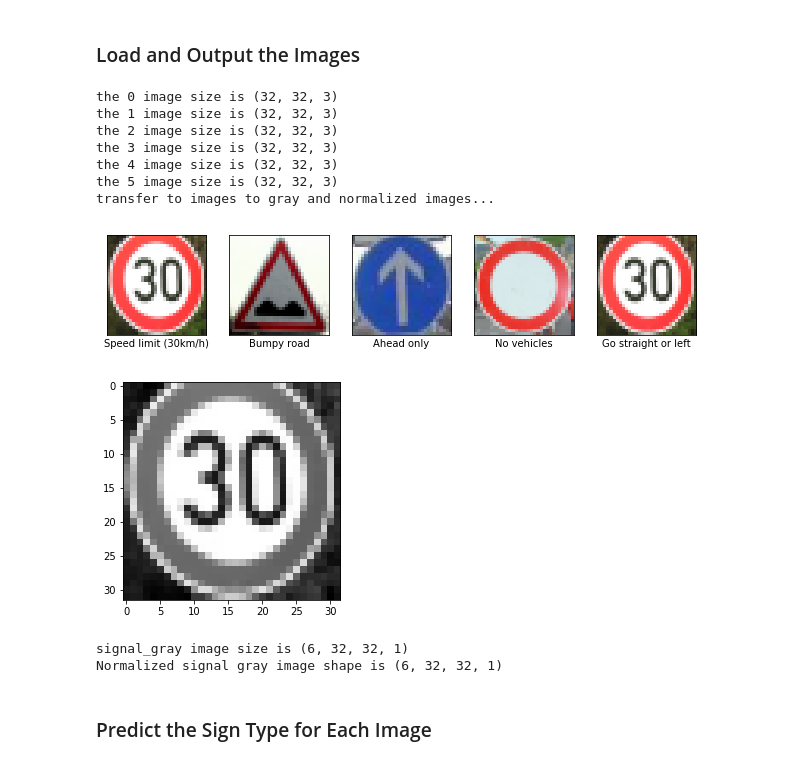
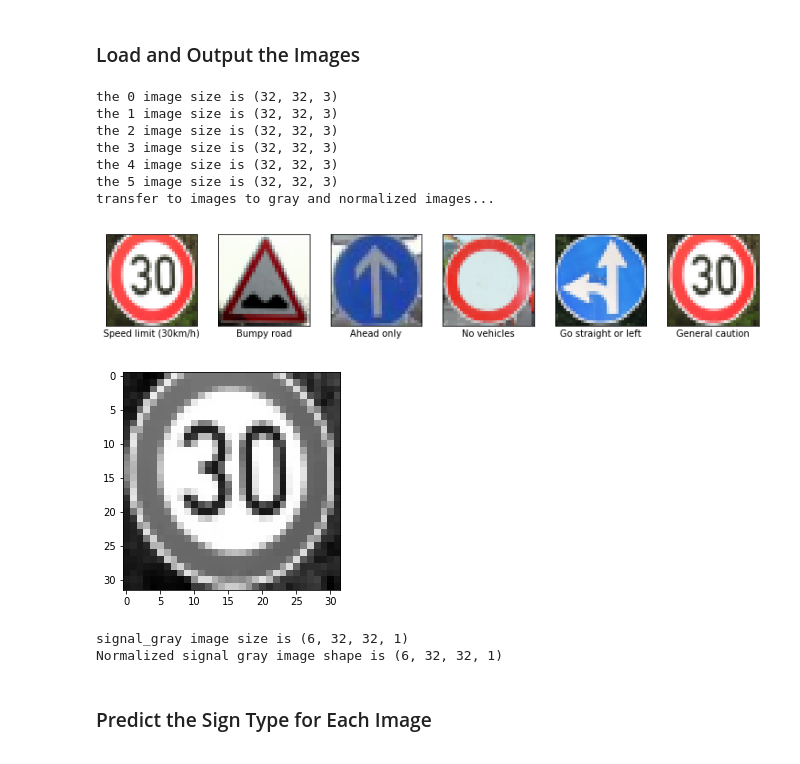
Before and after one commit to boweizhou/Traffic_sign_classifier_mo, a Jupyter notebook: Traffic_Sign_Classifier.ipynb, the cells around one changed output. Cells and saved outputs as stored; diff of their text form; code cells hidden in the pictures.

```diff
--- a/Traffic_Sign_Classifier.ipynb
+++ b/Traffic_Sign_Classifier.ipynb
@@ -496,7 +496,7 @@ for image in images:
 
 def show_images():
     fig = plt.figure(figsize=(15,15))
-    for i in range(0, 5):
+    for i in range(0, 6):
         axis = fig.add_subplot(7,7,i+1)
         axis.set_xlabel(dict_signals[str(labels[i])])
         plt.xticks(np.array([]))
@@ -510,34 +510,34 @@ for i in range(6):
 
 # To gray image
 print("transfer to images to gray and normalized images...")
 
 signal_grays = []
 
 for image in signals:
     signal_gray = RGB_2_GRAY(image)
     signal_grays.append(signal_gray)
 signal_gray = np.array(signal_grays)
 plt.imshow(signals[0])
 plt.show()
 plt.imshow(signal_gray[0],cmap='gray')
 plt.show()
 signal_gray = signal_gray[..., newaxis]
 print("signal_gray image size is {}".format(signal_gray.shape))
 
 
 # Normalize the data
 signal_gray = normalize_grayscale(signal_gray)
 
 print("Normalized signal gray image shape is {}".format(signal_gray.shape))
 # %% [output]
 the 0 image size is (32, 32, 3)
 the 1 image size is (32, 32, 3)
 the 2 image size is (32, 32, 3)
 the 3 image size is (32, 32, 3)
 the 4 image size is (32, 32, 3)
 the 5 image size is (32, 32, 3)
 transfer to images to gray and normalized images...
-[figure, old version]
+[figure, new version]
 [figure]
 signal_gray image size is (6, 32, 32, 1)
 Normalized signal gray image shape is (6, 32, 32, 1)
```
Also changed, not shown: parts of 6 cells of this notebook, 3 other files.
